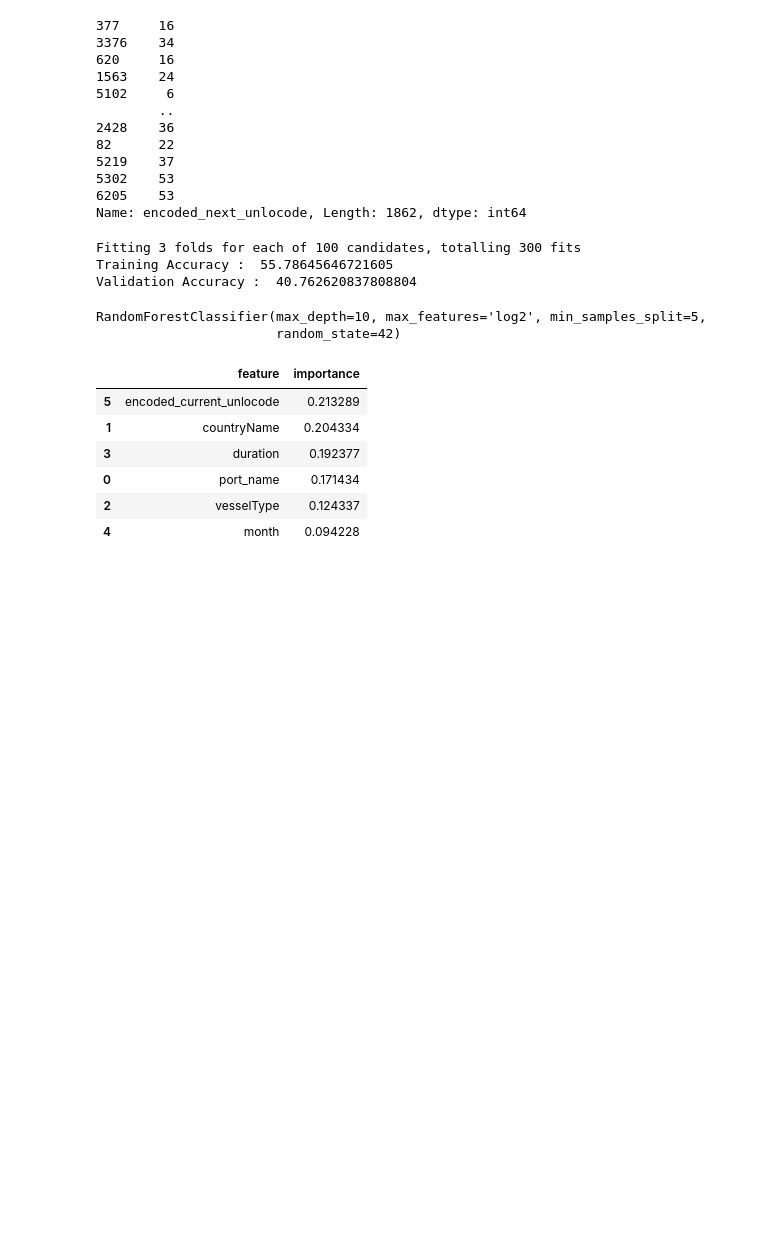
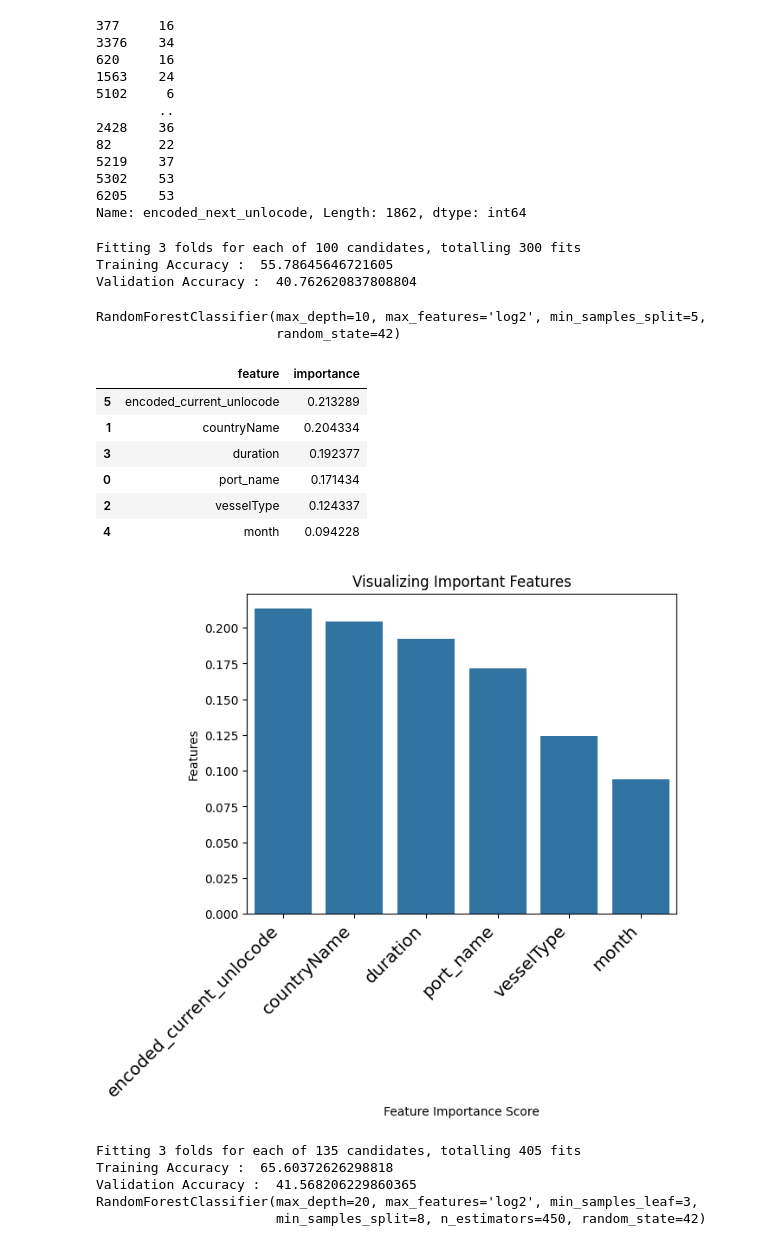
Before and after one commit to SySyAli/ais_port_prediction, a Jupyter notebook: notebooks/random_forest2_unlocode.ipynb, the cells around one changed output. Drawn from its saved outputs; the diff is of its cells as text; code cells hidden in the pictures; blank space fills up the shorter version.

```diff
--- a/notebooks/random_forest2_unlocode.ipynb
+++ b/notebooks/random_forest2_unlocode.ipynb
@@ -520,42 +524,50 @@ feature_importances_df
 | 2 | vesselType | 0.124337 |
 | 4 | month | 0.094228 |
 # %%
-# # Creating a bar plot
-# sns.barplot(x=feature_importances_df.feature, y=feature_importances_df.importance)
-# # Add labels to your
+# Creating a bar plot
+sns.barplot(x=feature_importances_df.feature, y=feature_importances_df.importance)
+# Add labels to your
 
-# plt.xlabel("Feature Importance Score")
-# plt.ylabel("Features")
-# plt.title("Visualizing Important Features")
-# plt.xticks(
-#     rotation=45, horizontalalignment="right", fontweight="light", fontsize="x-large"
-# )
-# plt.show()
+plt.xlabel("Feature Importance Score")
+plt.ylabel("Features")
+plt.title("Visualizing Important Features")
+plt.xticks(
+    rotation=45, horizontalalignment="right", fontweight="light", fontsize="x-large"
+)
+plt.show()
+# %% [output]
+[figure, added]
 # %%
-# from sklearn.model_selection import GridSearchCV
+from sklearn.model_selection import GridSearchCV
 
-# # Define the model
-# model = RandomForestClassifier(random_state=42)
+# Define the model
+model = RandomForestClassifier(random_state=42)
 
-# # Setup the parameter grid based on the best parameters from RandomizedSearchCV
-# param_grid = {
-#     'n_estimators': [400, 450, 500, 550, 600],
-#     'max_depth': [15, 20, 25],
-#     'min_samples_split': [8, 10, 12],
-#     'min_samples_leaf': [2, 3, 4],
-#     'max_features': ['log2']
-# }
+# Setup the parameter grid based on the best parameters from RandomizedSearchCV
+param_grid = {
+    'n_estimators': [400, 450, 500, 550, 600],
+    'max_depth': [15, 20, 25],
+    'min_samples_split': [8, 10, 12],
+    'min_samples_leaf': [2, 3, 4],
+    'max_features': ['log2']
+}
 
-# grid_search = GridSearchCV(estimator=model, param_grid=param_grid,
-#                            cv=3, verbose=2, n_jobs=-1, scoring='accuracy')
+grid_search = GridSearchCV(estimator=model, param_grid=param_grid,
+                           cv=3, verbose=2, n_jobs=-1, scoring='accuracy')
 
-# grid_search.fit(X_train, y_train)
+grid_search.fit(X_train, y_train)
 
-# # Evaluate the best model found by GridSearchCV
-# best_model = grid_search.best_estimator_
-# train_predictions = best_model.predict(X_train)
-# test_predictions = best_model.predict(X_test)
+# Evaluate the best model found by GridSearchCV
+best_model = grid_search.best_estimator_
+train_predictions = best_model.predict(X_train)
+test_predictions = best_model.predict(X_test)
 
-# print('Training Accuracy : ', accuracy_score(y_train, train_predictions) * 100)
-# print('Validation Accuracy : ', accuracy_score(y_test, test_predictions) * 100)
-# print(grid_search.best_estimator_)
+print('Training Accuracy : ', accuracy_score(y_train, train_predictions) * 100)
+print('Validation Accuracy : ', accuracy_score(y_test, test_predictions) * 100)
+print(grid_search.best_estimator_)
+# %% [output]
+Fitting 3 folds for each of 135 candidates, totalling 405 fits
+Training Accuracy :  65.60372626298818
+Validation Accuracy :  41.568206229860365
+RandomForestClassifier(max_depth=20, max_features='log2', min_samples_leaf=3,
+                       min_samples_split=8, n_estimators=450, random_state=42)
```
Also changed, not shown: parts of 3 cells of this notebook, 1 other file.
